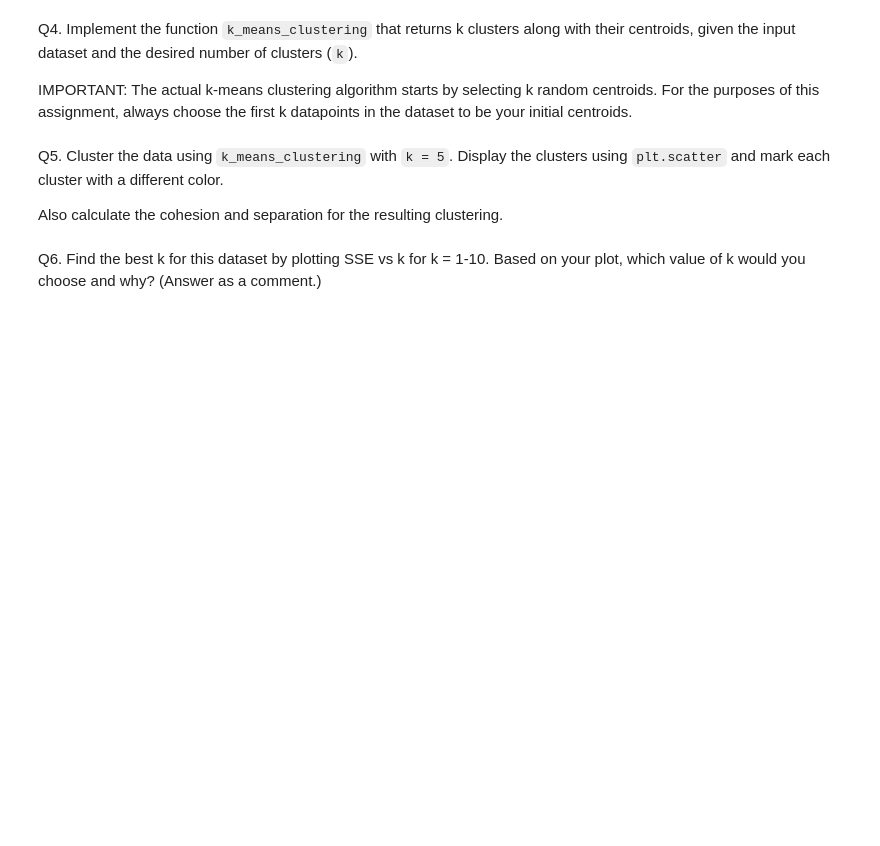
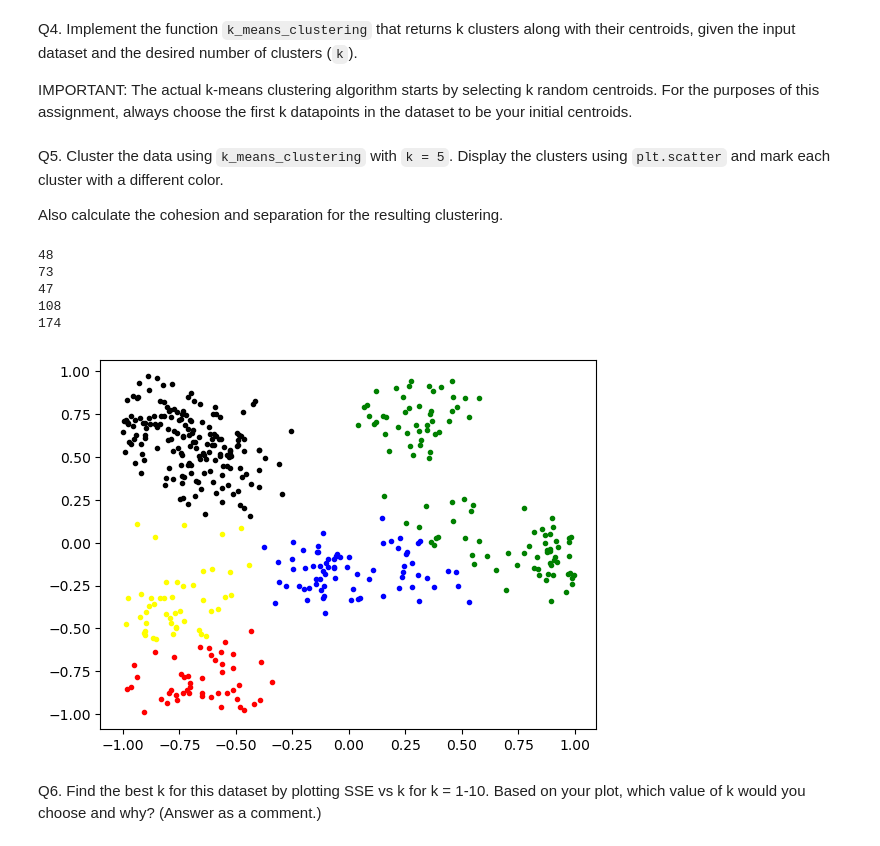
Before and after one commit to alantientran/ML-Clustering, a Jupyter notebook: HW5 - Clustering.ipynb, the cells around one changed output. Drawn from its saved outputs; the diff is of its cells as text; code cells hidden in the pictures; blank space fills up the shorter version.

```diff
--- a/HW5 - Clustering.ipynb
+++ b/HW5 - Clustering.ipynb
@@ -39,6 +74,2 @@ def generate_clusters(data, mu):
 # %% [markdown]
 Q2. Implement the function `recompute_centroids` that returns the centroids given a set of input clusters.
-# %%
-def recompute_centroids(clusters):
-    # your code goes here
-    return None
@@ -52,12 +106,26 @@ def check_convergence(mu, previous_mu):
 Q4. Implement the function `k_means_clustering` that returns k clusters along with their centroids, given the input dataset and the desired number of clusters (`k`).
 
 IMPORTANT: The actual k-means clustering algorithm starts by selecting k random centroids. For the purposes of this assignment, always choose the first k datapoints in the dataset to be your initial centroids.
-# %%
-def k_means_clustering(data, k):
-    clusters = None
-    mu = None
-    # your code goes here
-    return(mu, clusters)
+# %%
+def k_means_clustering(data, k):
+    mu = {i : [] for i in range(k)}
+    new_mu = {i : [] for i in range(k)}
+
+    for i in range(k) :
+        mu[i] = data[i]
+    clusters = generate_clusters(data, mu)
+    new_mu = recompute_centroids(clusters)
+    while not check_convergence(mu, new_mu):
+        mu = new_mu
+        clusters = generate_clusters(data, mu)
+        new_mu = recompute_centroids(clusters)
+    # your code goes here
+    return(mu, clusters)
+
+# res = generate_clusters(data, [[-0.2,-0.2], [0.2,0.2], [0,0]])
+# print(len(res[2]))
+# new_cent = recompute_centroids(res)
+# print(new_cent)
 # %% [markdown]
 Q5. Cluster the data using `k_means_clustering` with `k = 5`. Display the clusters using `plt.scatter` and mark each cluster with a different color.
 
@@ -67,3 +133,22 @@ Also calculate the cohesion and separation for the resulting clustering.
+# %%
+centroids, clusters = k_means_clustering(data, 5)
+colors = ["red", "blue", "yellow", "green", "black"]
+# print(clusters[0][0])
+
+for cluster in range(len(clusters)):
+    print(len(clusters[cluster]))
+    # print(clusters[cluster][:1])
+    for point in clusters[cluster] :
+        plt.scatter(point[0], point[1], marker='.', color=colors[cluster])
+
+    # print(cluster[2])
+# %% [output]
+48
+73
+47
+108
+174
+[figure, added]
 # %% [markdown]
 Q6. Find the best k for this dataset by plotting SSE vs k for k = 1-10. Based on your plot, which value of k would you choose and why? (Answer as a comment.)
 # %%
```
Also changed, not shown: parts of 11 cells of this notebook.
